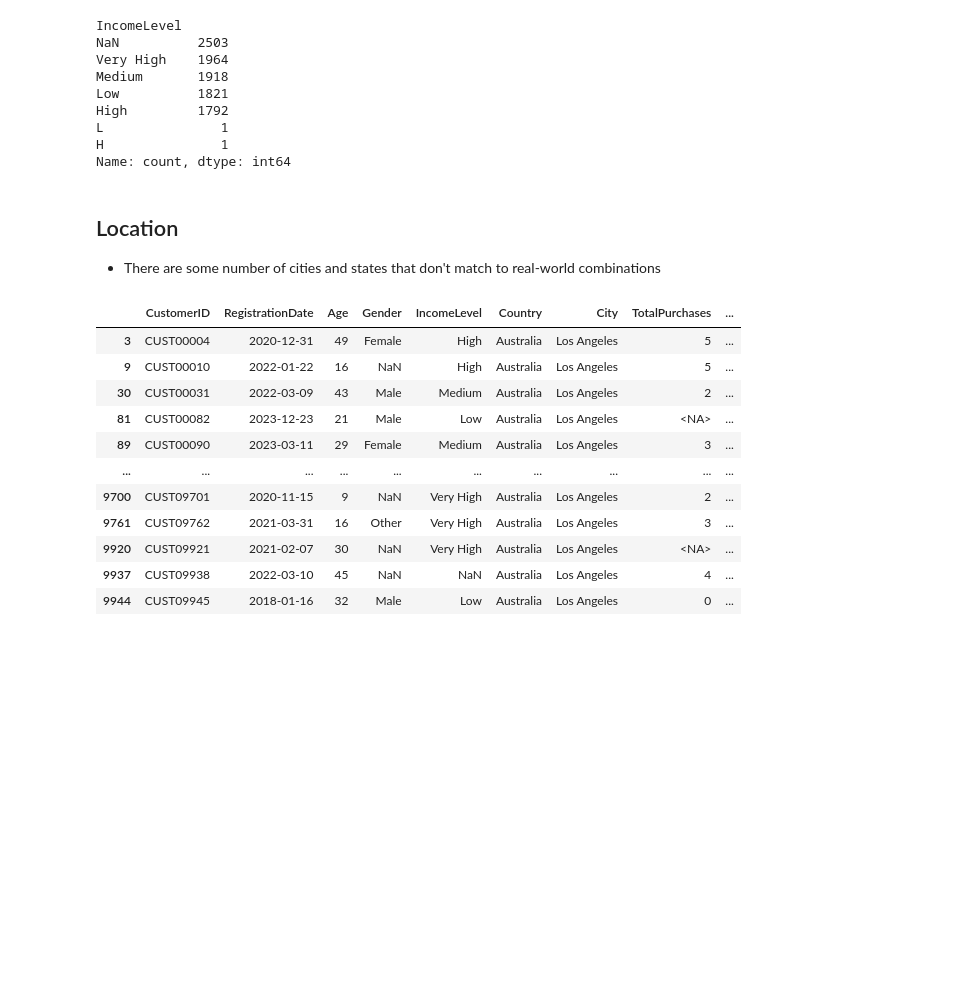
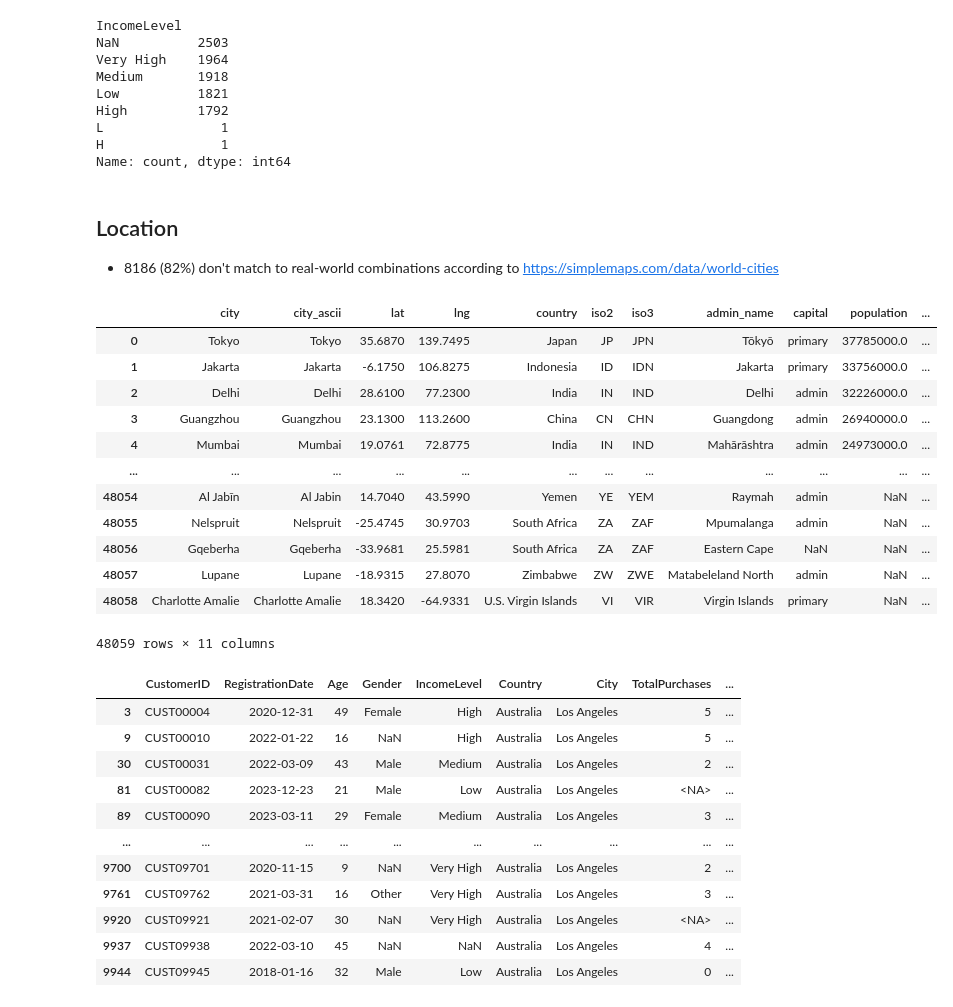
Before and after one commit to PSU-DAAN822-FA25-Group4/data-collection, a Jupyter notebook: analysis.ipynb, the cells around one changed output. Saved outputs shown, nothing was run; the diff lists cells and outputs as text; code cells hidden in the pictures; blank space fills up the shorter version.

Commit message:
more in-depth location analysis

```diff
--- a/analysis.ipynb
+++ b/analysis.ipynb
@@ -347,7 +347,24 @@ H               1
 Name: count, dtype: int64
 # %% [markdown]
 ## Location
-* There are some number of cities and states that don't match to real-world combinations
+* 8186 (82%) don't match to real-world combinations according to https://simplemaps.com/data/world-cities
+# %%
+df_locations = pd.read_csv('./data/worldcities.csv')
+df_locations
+# %% [output]
+|  | city | city_ascii | lat | lng | country | iso2 | iso3 | admin_name | capital | population | ... |
+| 0 | Tokyo | Tokyo | 35.6870 | 139.7495 | Japan | JP | JPN | Tōkyō | primary | 37785000.0 | ... |
+| 1 | Jakarta | Jakarta | -6.1750 | 106.8275 | Indonesia | ID | IDN | Jakarta | primary | 33756000.0 | ... |
+| 2 | Delhi | Delhi | 28.6100 | 77.2300 | India | IN | IND | Delhi | admin | 32226000.0 | ... |
+| 3 | Guangzhou | Guangzhou | 23.1300 | 113.2600 | China | CN | CHN | Guangdong | admin | 26940000.0 | ... |
+| 4 | Mumbai | Mumbai | 19.0761 | 72.8775 | India | IN | IND | Mahārāshtra | admin | 24973000.0 | ... |
+| ... | ... | ... | ... | ... | ... | ... | ... | ... | ... | ... | ... |
+| 48054 | Al Jabīn | Al Jabin | 14.7040 | 43.5990 | Yemen | YE | YEM | Raymah | admin | NaN | ... |
+| 48055 | Nelspruit | Nelspruit | -25.4745 | 30.9703 | South Africa | ZA | ZAF | Mpumalanga | admin | NaN | ... |
+| 48056 | Gqeberha | Gqeberha | -33.9681 | 25.5981 | South Africa | ZA | ZAF | Eastern Cape | NaN | NaN | ... |
+| 48057 | Lupane | Lupane | -18.9315 | 27.8070 | Zimbabwe | ZW | ZWE | Matabeleland North | admin | NaN | ... |
+| 48058 | Charlotte Amalie | Charlotte Amalie | 18.3420 | -64.9331 | U.S. Virgin Islands | VI | VIR | Virgin Islands | primary | NaN | ... |
+48059 rows × 11 columns
 # %%
 df[(df['Country'] == 'Australia') & (df['City'] == 'Los Angeles')]
 # %% [output]
```
Also changed, not shown: parts of 14 cells of this notebook, 3 other files.
